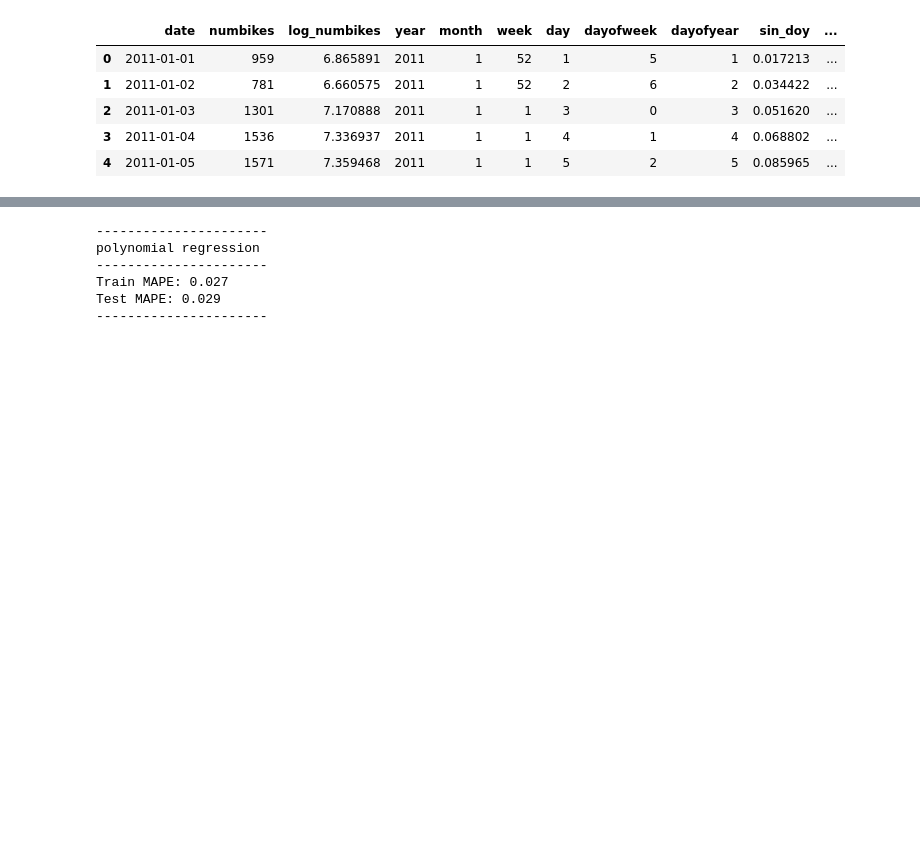
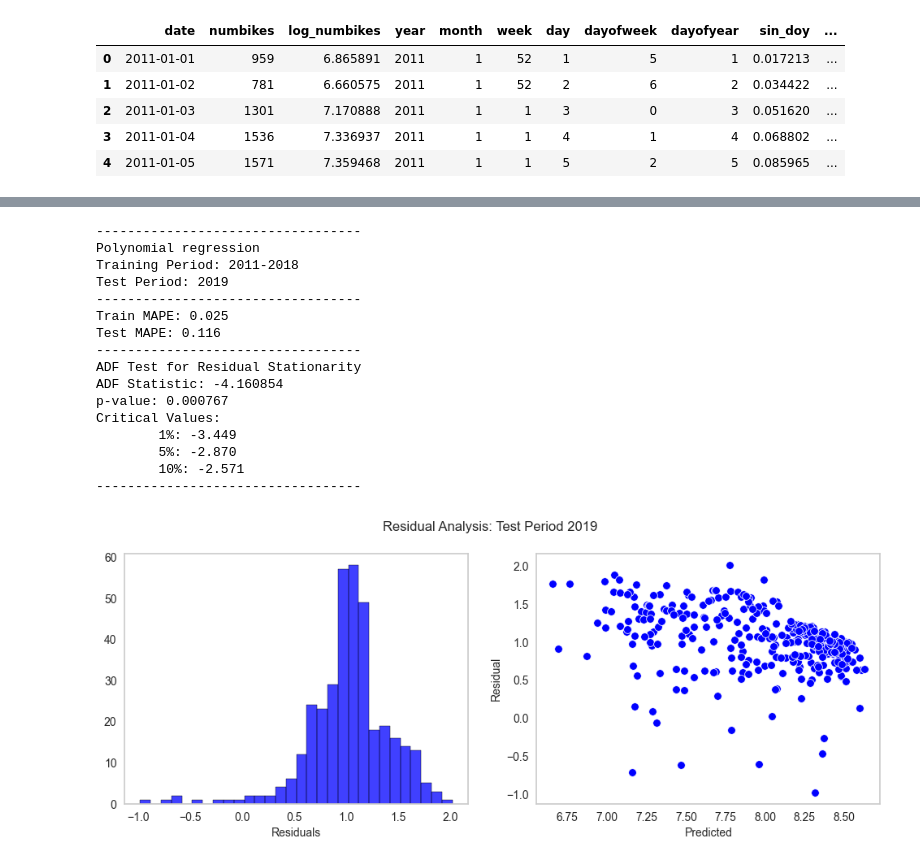
Before and after one commit to sbuenker/bike_sharing_wa-dc, a Jupyter notebook: regressions.ipynb, the cells around one changed output, grey strips where cells are left out. Saved outputs shown, nothing was run; the diff lists cells and outputs as text; code cells hidden in the pictures; blank space fills up the shorter version.

Commit message:
regression script written including error analysis

```diff
--- a/regressions.ipynb
+++ b/regressions.ipynb
@@ -26,6 +29,7 @@ bikes.head()
 # define list of features for regression analysis
 calendar_features = [f'dow_{i+1}' for i in range(0,6)] + \
                     [f'month_{i+1}' for i in range(1,12)] + \
-                    ['sin_doy', 'cos_doy', 'sin_dow', 'cos_dow', 'holiday', 'year']
+                    [f'year_{i+1}' for i in range(2011,2018)] + \
+                    ['sin_doy', 'cos_doy', 'sin_dow', 'cos_dow', 'holiday']
 weather_features = ['awnd_log', 'prcp_log', 'snow_log',	'snwd_log', 'tmax', 'tmin']
 # %%
@@ -114,12 +175,23 @@ Test MAPE: 0.043
 # %%
 # use logbikes and polynomial regression degree 2
-reg_predict(df=bikes, features=calendar_features, logbikes=True, model='polynomial')
+reg_predict(df=bikes, features=calendar_features, logbikes=True, model='Polynomial')
 # %% [output]
-----------------------
-polynomial regression
-----------------------
-Train MAPE: 0.027
-Test MAPE: 0.029
-----------------------
+----------------------------------
+Polynomial regression
+Training Period: 2011-2018
+Test Period: 2019
+----------------------------------
+Train MAPE: 0.025
+Test MAPE: 0.116
+----------------------------------
+ADF Test for Residual Stationarity
+ADF Statistic: -4.160854
+p-value: 0.000767
+Critical Values:
+        1%: -3.449
+        5%: -2.870
+        10%: -2.571
+----------------------------------
+[figure, added]
 # %%
 # use logbikes and ridge regression
```
Also changed, not shown: parts of 9 cells of this notebook.
